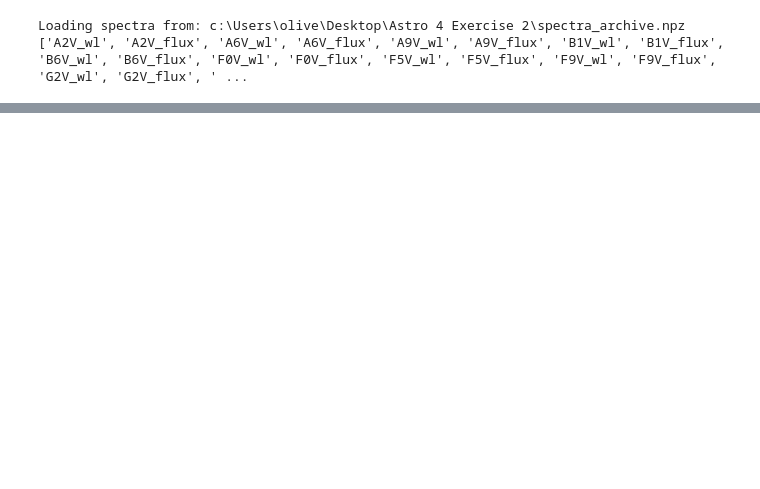
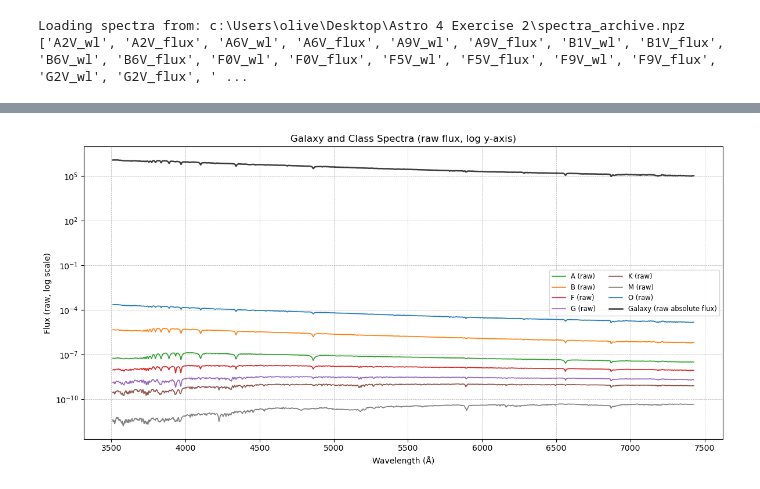
Before and after one commit to Seansack/Galaxy-Girls, a Jupyter notebook: Exercise 2 Part III.ipynb, the cells around one changed output, grey strips where cells are left out. Saved outputs shown, nothing was run; the diff lists cells and outputs as text; code cells hidden in the pictures; blank space fills up the shorter version.

```diff
--- a/Exercise 2 Part III.ipynb
+++ b/Exercise 2 Part III.ipynb
@@ -588,7 +589,8 @@ try:
         overlay_checkbox = widgets.Checkbox(value=False, description='Overlay galaxy')
         out = widgets.Output()
 
-        def _update(change=None):
+        def _update(change=None, out=out):
+            # bind `out` here to ensure this updater writes to the correct Output widget
             with out:
                 clear_output(wait=True)
                 plot_class_and_optional_galaxy(class_dropdown.value, overlay_checkbox.value)
@@ -868,0 +610,85 @@ HBox(children=(Dropdown(description='Spectrum:', options=('gal1', 'gal2', 'last_
+# %%
+# Combined plot: galaxy spectrum + all class spectra on a log y-axis (RAW FLUX, no normalization)
+# - Uses raw absolute flux for each class and for the galaxy (no normalization),
+#   applies a small additive floor for log scale, and multiplicative offsets
+#   so the traces remain visually separated on the log axis.
+# - `spacing_exponent` controls how much vertical separation is applied per class:
+#     factor = 10**(i * spacing_exponent)
+#   Smaller `spacing_exponent` -> less separation. Set to 0 for no offsets.
+
+import numpy as np
+import matplotlib.pyplot as plt
+
+# Check prerequisites
+if 'spectra' not in globals() or len(spectra) == 0:
+    raise RuntimeError('spectra dictionary not found. Run the earlier loading cell first.')
+
+# Obtain galaxy spectrum (use last_galaxy if present, otherwise try to build a simple example)
+wl_gal = None
+flux_gal = None
+if 'last_galaxy' in globals():
+    wl_gal, flux_gal = globals()['last_galaxy']
+else:
+    try:
+        comps_try = globals().get('comps', {
+            'O': 1.0,
+            'B': 5.0,
+            'A': 10.0,
+            'F': 50.0,
+            'G': 150.0,
+            'K': 250.0,
+            'M': 420.0,
+        })
+        wl_gal, flux_gal = build_galaxy_spectrum(comps_try)
+    except Exception as e:
+        print('No galaxy spectrum available and build attempt failed:', e)
+
+# Classes list (fallback to unique first-letter groups if `classes` not available)
+if 'classes' in globals() and isinstance(classes, dict) and len(classes) > 0:
+    class_list = sorted(classes.keys())
+else:
+    # derive classes from spectra keys (first character)
+    class_list = sorted({name[0] for name in spectra.keys()})
+
+# Prepare plot (plot raw flux for all traces with no multiplicative offsets)
+fig, ax = plt.subplots(figsize=(12, 6))
+colors = plt.get_cmap('tab10')
+
+tiny = 1e-30  # small floor to avoid zeros on log scale
+
+for i, cname in enumerate(class_list):
+    try:
+        wl_c, flux_c = build_class_spectrum(cname)
+    except Exception as e:
+        # skip missing/unbuildable classes
+        print(f'Skipping class {cname}:', e)
+        continue
+
+    # Use raw absolute flux (no normalization, no multiplication)
+    if not (hasattr(flux_c, 'size') and flux_c.size):
+        print(f'Class {cname} has empty flux array; skipping')
+        continue
+    y_raw = np.abs(np.asarray(flux_c, dtype=float)) + tiny
+
+    # Do NOT apply any multiplicative offsets — plot raw flux directly
+    y = y_raw
+
+    color = class_colors.get(cname, colors(i % 10)) if 'class_colors' in globals() else colors(i % 10)
+    ax.plot(wl_c, y, label=f"{cname} (raw)", color=color, lw=1.2)
+
+# Plot galaxy if available — DO NOT normalize the galaxy (plot raw absolute flux)
+if wl_gal is not None and flux_gal is not None:
+    gal_y = np.abs(np.asarray(flux_gal, dtype=float)) + tiny
+    # Plot galaxy using its raw absolute flux on the same log axis
+    ax.plot(wl_gal, gal_y, color='0.15', lw=1.8, alpha=0.9, label='Galaxy (raw absolute flux)')
+
+ax.set_yscale('log')
+ax.set_xlabel('Wavelength (Å)')
+ax.set_ylabel('Flux (raw, log scale)')
+ax.set_title('Galaxy and Class Spectra (raw flux, log y-axis)')
+ax.grid(True, which='both', ls='--', lw=0.5)
+ax.legend(fontsize='small', ncol=2)
+plt.tight_layout()
+plt.show()
+# %% [output]
+[figure, added]
```
Also changed, not shown: parts of 4 cells of this notebook.
